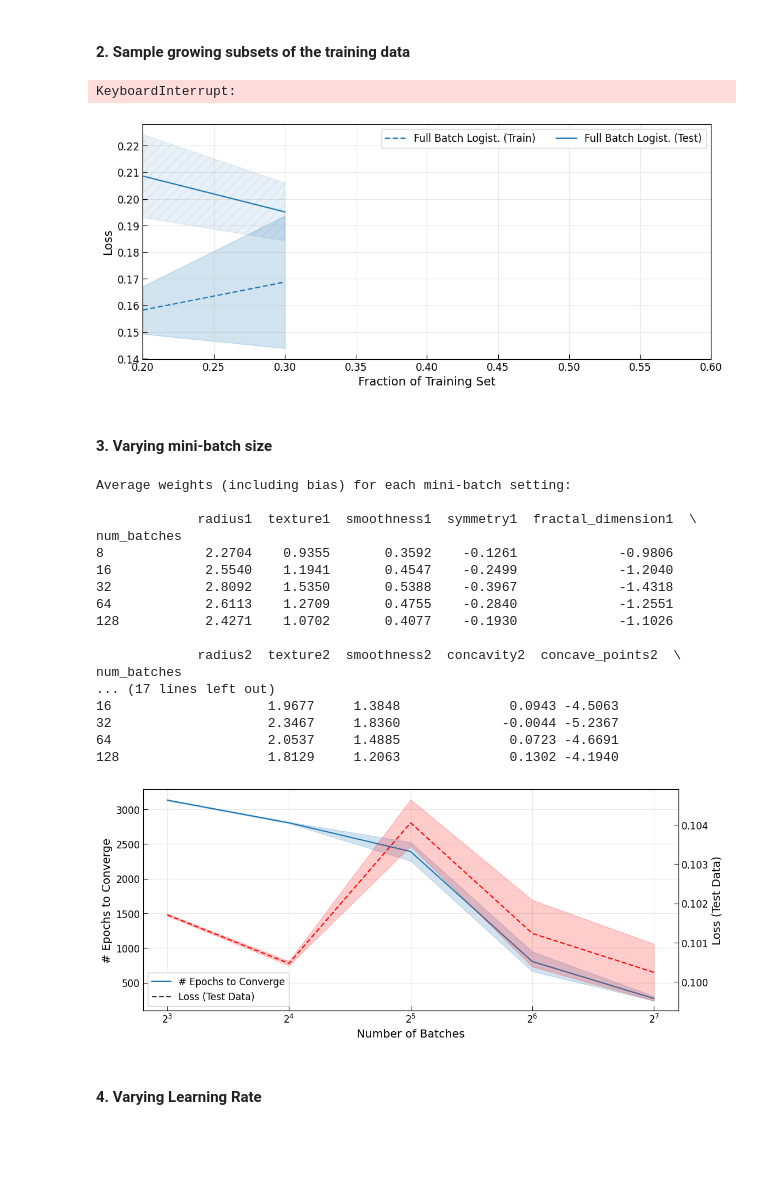
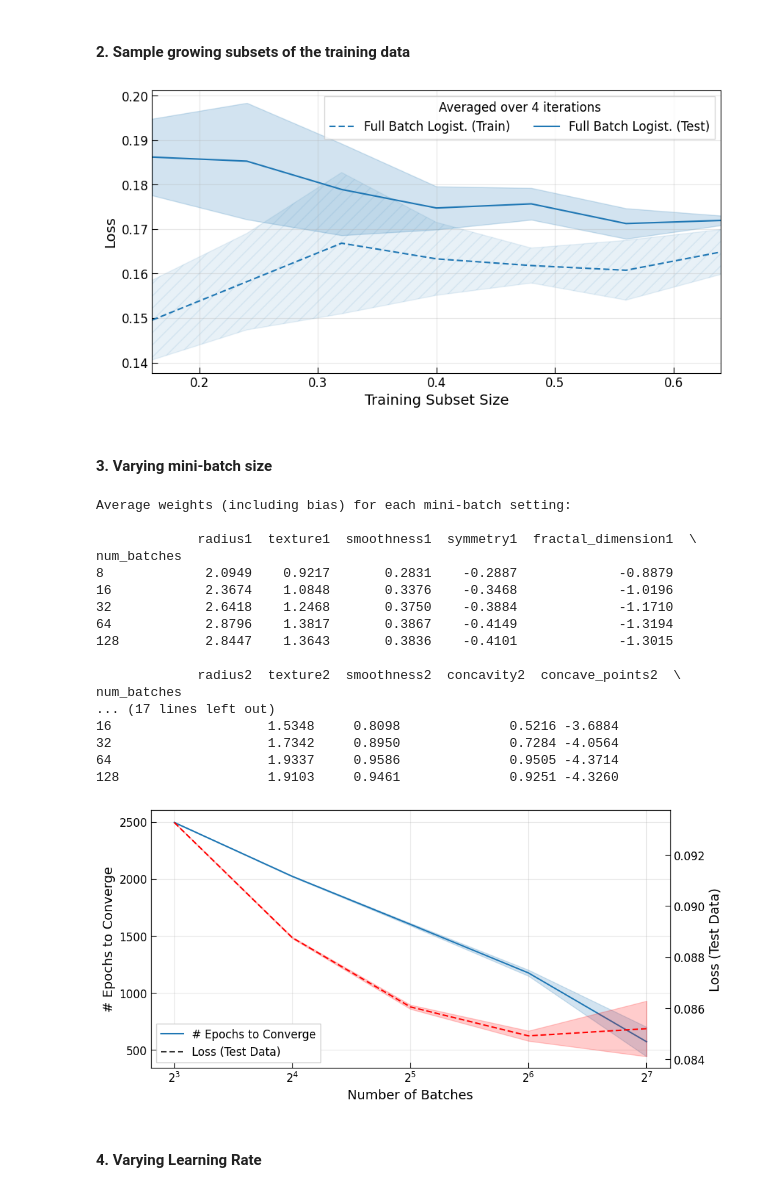
Before and after one commit to audrey352/PHYS551, a Jupyter notebook: Assignment1/A1_notebook.ipynb, the cells around one changed output. Saved outputs shown, nothing was run; the diff lists cells and outputs as text; code cells hidden in the pictures; blank space fills up the shorter version.

```diff
--- a/Assignment1/A1_notebook.ipynb
+++ b/Assignment1/A1_notebook.ipynb
@@ -823,8 +830,8 @@ for train_split in train_split_range:
     yh_analytical_test = lin_model_analytical_splits.predict(x_test)
     lin_splits_df = store_lin_metrics(lin_splits_df, 'analytical',
                                              y_train, yh_analytical_train, y_test,
-                                             yh_analytical_test, 0.2, round(train_split*0.8,1),
-                                             i, train_loss=lin_model_analytical.loss, model='linear'
+                                             yh_analytical_test, 0.2, round(train_split*0.8,2),
+                                             i, train_loss=lin_model_analytical_splits.loss, model='linear'
                                              )
 
     # GRADIENT MODEL MINI-BATCH
@@ -833,8 +840,8 @@ for train_split in train_split_range:
     yh_gd_train = lin_model_gd_splits.fit_gd_minibatch(x_train, y_train, optimizer).predict(x_train)
     yh_gd_test = lin_model_gd_splits.predict(x_test)
     lin_splits_df = store_lin_metrics(lin_splits_df, 'mini-batch', y_train,
-                                             yh_gd_train, y_test, yh_gd_test, 0.2, round(train_split*0.8,1),
-                                             iteration=i, train_loss=lin_model_gd.loss, num_batches=lin_model_gd.num_batches,
-                                             total_epochs=lin_model_gd.total_epochs, model='linear'
+                                             yh_gd_train, y_test, yh_gd_test, 0.2, round(train_split*0.8,2),
+                                             iteration=i, train_loss=lin_model_gd_splits.loss, num_batches=lin_model_gd_splits.num_batches,
+                                             total_epochs=lin_model_gd_splits.total_epochs, model='linear'
                                              )
 # %%
@@ -1051,9 +1054,9 @@ plt.show()
 #### 4. Varying Learning Rate
 # %%
 ### Varying Learning Rate ###
-learning_rates = [0.001, 0.01, 0.4]  # learning rates to try
-iterations = 16  # averaging results over multiple iterations
-lin_rates_df = pd.DataFrame()  # dataframe to store all metrics (for both methods)
+learning_rates = [0.001, 0.01, 0.4, 0.42]  # learning rates to try
+iterations = 1  # averaging results over multiple iterations
+# lin_rates_df = pd.DataFrame()  # dataframe to store all metrics (for both methods)
 
 last_models = []  # store the last models for each learning rate
 
@@ -1407,16 +1431,14 @@ for train_split in train_split_range:
         yh_train = logist_model_splits.fit_gd_fullbatch(x_train, y_train, optimizer).predict(x_train)
         yh_test = logist_model_splits.predict(x_test)
         logist_splits_df = store_logist_metrics(logist_splits_df, 'full batch', y_train,
-                                                yh_train, y_test, yh_test, test_split=0.2, train_split=round(train_split*0.8,1),
+                                                yh_train, y_test, yh_test, test_split=0.2, train_split=round(train_split*0.8,2),
                                                 iteration=i, train_loss=logist_model_splits.loss,
                                                 model='logistic')
-# %% [output]
-KeyboardInterrupt:
 # %%
 # logist_splits_df
 # %%
 ### Plot Average Loss ###
-fig, ax = plt.subplots(figsize=(12,5))
+fig, ax = plt.subplots(figsize=(10,5))
 
 # plot train and test loss for logistic method
 sns.lineplot(ax=ax,
@@ -1428,42 +1450,42 @@ sns.lineplot(ax=ax,
              dashes=[(4,2)],
              legend=True,
              errorbar='sd' # stdev to show the variability of loss between iterations
              )
+# Apply hatches to the error bands
+for collection in ax.collections:
+  collection.set_hatch('//')
+  collection.set_alpha(0.1)   # keep it transparent so hatch is visible
+
 sns.lineplot(ax=ax,
              data=logist_splits_df,
              x="train_split",  # group by train split
              y="test_loss",
              hue='method',
              legend=True,
              errorbar='sd' # stdev to show the variability of loss between iterations
              )
 
 # Legend
 handles, _ = ax.get_legend_handles_labels()
 ax.legend(handles, [
     "Full Batch Logist. (Train)",   # first dashed line = full batch train
     "Full Batch Logist. (Test)"     # first solid line = full batch test
     ],
     fontsize=12, ncols=2, fancybox=False,
-    #title=f"Averaged over {iterations} iterations", title_fontsize=12
+    title=f"Averaged over {iterations} iterations", title_fontsize=12
 )
-
-# Apply hatches to the error bands
-for collection in ax.collections[1:]:
-  collection.set_hatch('//')
-  collection.set_alpha(0.1)   # keep it transparent so hatch is visible
 
 # Formatting
 ax.grid(alpha=.3)
-ax.set_xlabel("Fraction of Training Set", fontsize=14)
+ax.set_xlabel("Training Subset Size", fontsize=14)
 ax.set_ylabel("Loss", fontsize=14)
 ax.tick_params(labelsize=12, direction='in', length=6)
-ax.set_xlim(.2, .6)
+ax.set_xlim(.2*.8, .8*.8)
 
 plt.savefig("./figures/logist_splits.png", bbox_inches='tight', dpi=300)
 plt.show()
 # %% [output]
-[figure, old version]
+[figure, new version]
 # %% [markdown]
 #### 3. Varying mini-batch size
 # %%
@@ -1513,22 +1535,22 @@ Average weights (including bias) for each mini-batch setting:
 
              radius1  texture1  smoothness1  symmetry1  fractal_dimension1  \
 num_batches
-8             2.2704    0.9355       0.3592    -0.1261             -0.9806
-16            2.5540    1.1941       0.4547    -0.2499             -1.2040
-32            2.8092    1.5350       0.5388    -0.3967             -1.4318
-64            2.6113    1.2709       0.4755    -0.2840             -1.2551
-128           2.4271    1.0702       0.4077    -0.1930             -1.1026
+8             2.0949    0.9217       0.2831    -0.2887             -0.8879
+16            2.3674    1.0848       0.3376    -0.3468             -1.0196
+32            2.6418    1.2468       0.3750    -0.3884             -1.1710
+64            2.8796    1.3817       0.3867    -0.4149             -1.3194
+128           2.8447    1.3643       0.3836    -0.4101             -1.3015
 
              radius2  texture2  smoothness2  concavity2  concave_points2  \
 num_batches
 ... (17 lines left out)
-16                    1.9677     1.3848              0.0943 -4.5063
-32                    2.3467     1.8360             -0.0044 -5.2367
-64                    2.0537     1.4885              0.0723 -4.6691
-128                   1.8129     1.2063              0.1302 -4.1940
+16                    1.5348     0.8098              0.5216 -3.6884
+32                    1.7342     0.8950              0.7284 -4.0564
+64                    1.9337     0.9586              0.9505 -4.3714
+128                   1.9103     0.9461              0.9251 -4.3260
 # %%
 ### Plot epochs to converge vs number of batches ###
-fig, ax = plt.subplots(figsize=(12,5))
+fig, ax = plt.subplots(figsize=(10,5))
 
 # Plot epochs to converge for different number of batches
 sns.lineplot(ax=ax,
@@ -1571,10 +1593,11 @@ ax1.set_ylabel("Loss (Test Data)", fontsize=14)
 ax.set_xlabel('Number of Batches', fontsize=14)
 ax.set_xscale('log', base=2)
 
+
 plt.savefig("./figures/logist_batches.png", bbox_inches='tight', dpi=300)
 plt.show()
 # %% [output]
-[figure, old version]
+[figure, new version]
 # %% [markdown]
 #### 4. Varying Learning Rate
 # %%
```
Also changed, not shown: parts of 16 cells of this notebook, 6 other files.
